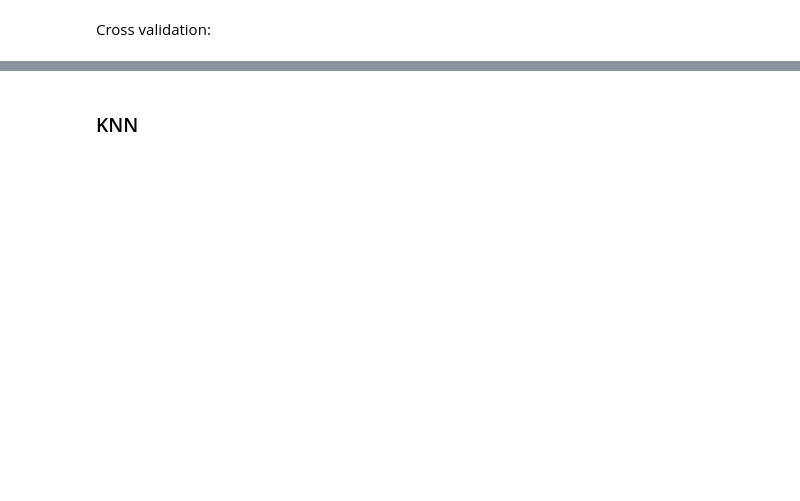
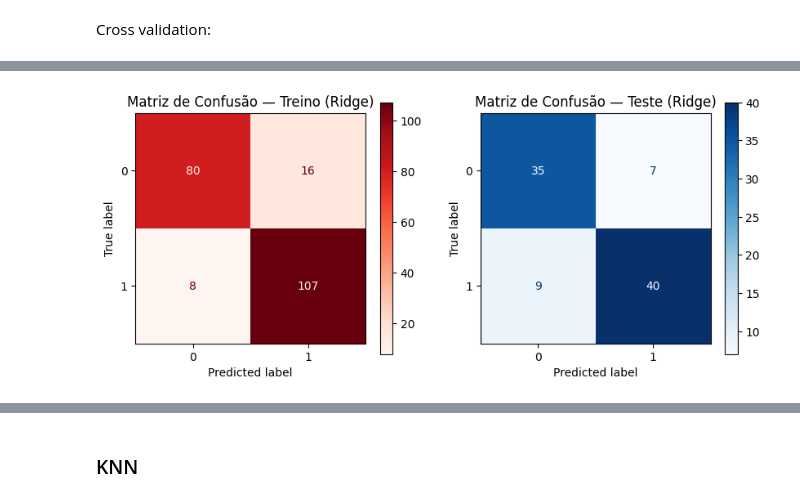
Before and after one commit to Igor-Roberto-Alves/Machine-Learning-1-Project-, a Jupyter notebook: heri__rick0110_analisys.ipynb, the cells around one changed output, grey strips where cells are left out. Saved outputs shown, nothing was run; the diff lists cells and outputs as text; code cells hidden in the pictures; blank space fills up the shorter version.

Commit message:
analise quase completa, falta apenas adicionar modelos de arvores e completar os textos e discursos

```diff
--- a/heri__rick0110_analisys.ipynb
+++ b/heri__rick0110_analisys.ipynb
@@ -948,8 +1105,0 @@ y_train_predict = model.predict(X_train)
-# %%
-cm = confusion_matrix(y_train, y_train_predict)
-acc = accuracy_score(y_train, y_pred_train)
-print(f"Acurácia no conjunto de treino: {acc:.3f}")
-cm_display = ConfusionMatrixDisplay(confusion_matrix=cm, display_labels=[0, 1])
-cm_display.plot(cmap=plt.cm.Reds)
-plt.title("Confusion Matrix")
-plt.show()
@@ -989,0 +1315,69 @@ Acurácia média: 0.841 ± 0.032
+# %%
+# Regressão Logística com Ridge (L2) — pipeline consistente (One‑Hot + Scale)
+import pandas as pd
+import numpy as np
+import matplotlib.pyplot as plt
+from sklearn.model_selection import train_test_split, StratifiedKFold
+from sklearn.preprocessing import StandardScaler
+from sklearn.linear_model import LogisticRegression
+from sklearn.metrics import (
+    accuracy_score, precision_score, recall_score, f1_score,
+    confusion_matrix, ConfusionMatrixDisplay
+)
+
+# Pré-processamento igual ao usado na seção de Logística (statsmodels)
+X = heart_ds.drop("target", axis=1)
+y = heart_ds["target"].astype(int)
+
+categorical_cols = ['cp', 'thal', 'slope', 'restecg']
+continuous_cols = ['age', 'trestbps', 'chol', 'thalach', 'oldpeak']
+
+X_enc = pd.get_dummies(X, columns=[c for c in categorical_cols if c in X.columns], drop_first=True, dtype=int)
+cols_to_scale = [c for c in continuous_cols if c in X_enc.columns]
+scaler = StandardScaler()
+X_scaled = X_enc.copy()
+if len(cols_to_scale) > 0:
+    X_scaled[cols_to_scale] = scaler.fit_transform(X_scaled[cols_to_scale])
+
+X_train, X_test, y_train, y_test = train_test_split(
+    X_scaled, y, test_size=0.3, random_state=42, stratify=y
+)
+
+ridge = LogisticRegression(penalty='l2', C=1.0, solver='lbfgs', max_iter=2000)
+ridge.fit(X_train, y_train)
+
+y_pred_tr = ridge.predict(X_train)
+y_pred_te = ridge.predict(X_test)
+
+print("Ridge — Métricas no treino/teste")
+print(f"Treino: Acc={accuracy_score(y_train, y_pred_tr):.3f} | Prec={precision_score(y_train, y_pred_tr):.3f} | Rec={recall_score(y_train, y_pred_tr):.3f} | F1={f1_score(y_train, y_pred_tr):.3f}")
+print(f"Teste : Acc={accuracy_score(y_test, y_pred_te):.3f} | Prec={precision_score(y_test, y_pred_te):.3f} | Rec={recall_score(y_test, y_pred_te):.3f} | F1={f1_score(y_test, y_pred_te):.3f}")
+
+fig, axes = plt.subplots(1, 2, figsize=(10, 4))
+ConfusionMatrixDisplay(confusion_matrix(y_train, y_pred_tr), display_labels=[0,1]).plot(cmap=plt.cm.Reds, ax=axes[0])
+axes[0].set_title("Matriz de Confusão — Treino (Ridge)")
+ConfusionMatrixDisplay(confusion_matrix(y_test, y_pred_te), display_labels=[0,1]).plot(cmap=plt.cm.Blues, ax=axes[1])
+axes[1].set_title("Matriz de Confusão — Teste (Ridge)")
+plt.show()
+
+# Validação cruzada com métricas completas
+skf = StratifiedKFold(n_splits=5, shuffle=True, random_state=540)
+accs, precs, recs, f1s = [], [], [], []
+fold = 1
+for tr_idx, te_idx in skf.split(X_scaled, y):
+    X_tr, X_te = X_scaled.iloc[tr_idx], X_scaled.iloc[te_idx]
+    y_tr, y_te = y.iloc[tr_idx], y.iloc[te_idx]
+    m = LogisticRegression(penalty='l2', C=1.0, solver='lbfgs', max_iter=2000)
+    m.fit(X_tr, y_tr)
+    y_hat = m.predict(X_te)
+    a = accuracy_score(y_te, y_hat); p = precision_score(y_te, y_hat); r = recall_score(y_te, y_hat); f = f1_score(y_te, y_hat)
+    accs.append(a); precs.append(p); recs.append(r); f1s.append(f)
+    print(f"Fold {fold} — Acc: {a:.3f} | Prec: {p:.3f} | Rec: {r:.3f} | F1: {f:.3f}")
+    fold += 1
+
+print("\nRidge — CV (5-fold)")
+print(f"Acurácia média: {np.mean(accs):.3f} ± {np.std(accs):.3f}")
+print(f"Precisão média: {np.mean(precs):.3f} ± {np.std(precs):.3f}")
+print(f"Recall médio:   {np.mean(recs):.3f} ± {np.std(recs):.3f}")
+print(f"F1 médio:       {np.mean(f1s):.3f} ± {np.std(f1s):.3f}")
+# %% [output]
@@ -989,0 +1387 @@ Acurácia média: 0.841 ± 0.032
+[figure, added]
```
Also changed, not shown: parts of 35 cells of this notebook.
